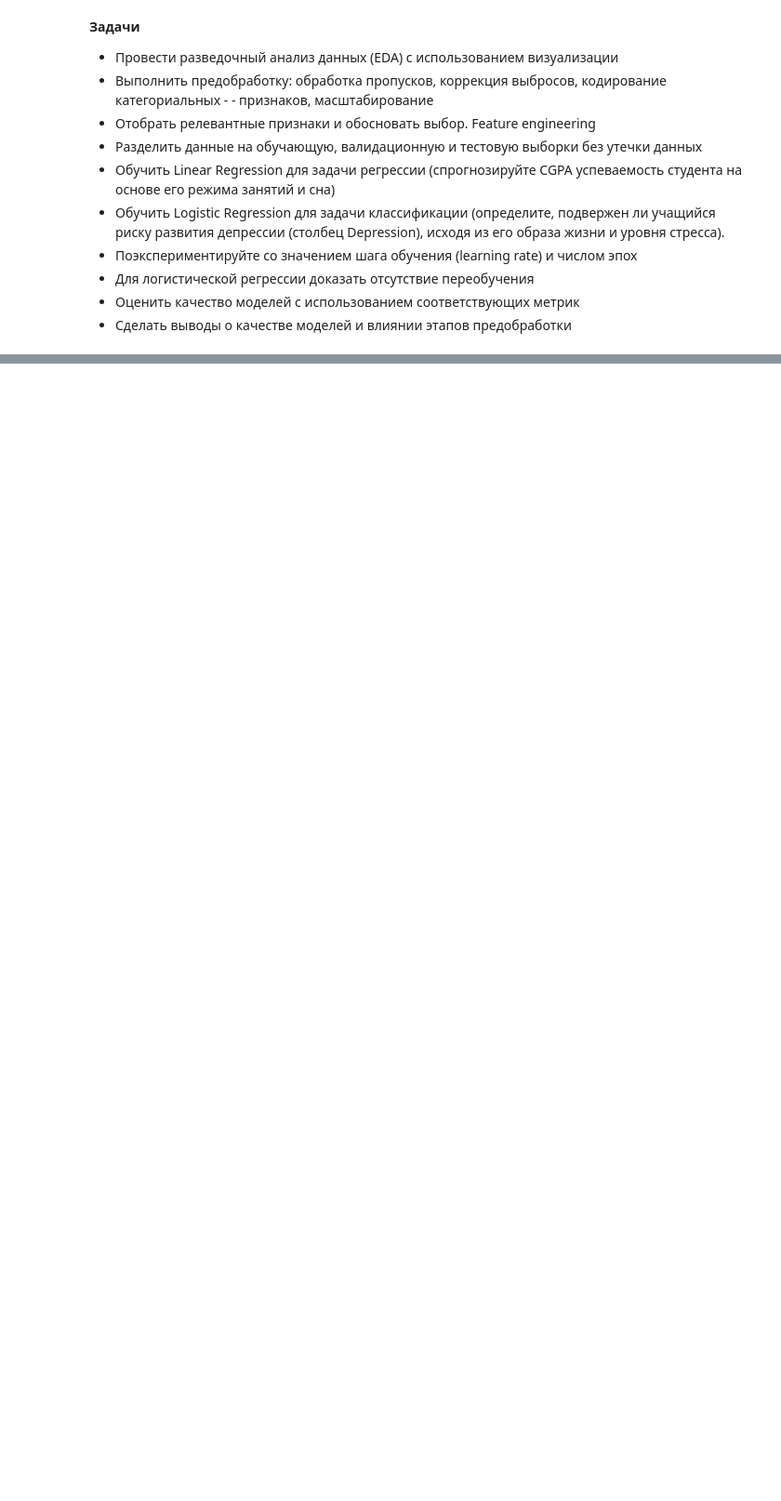
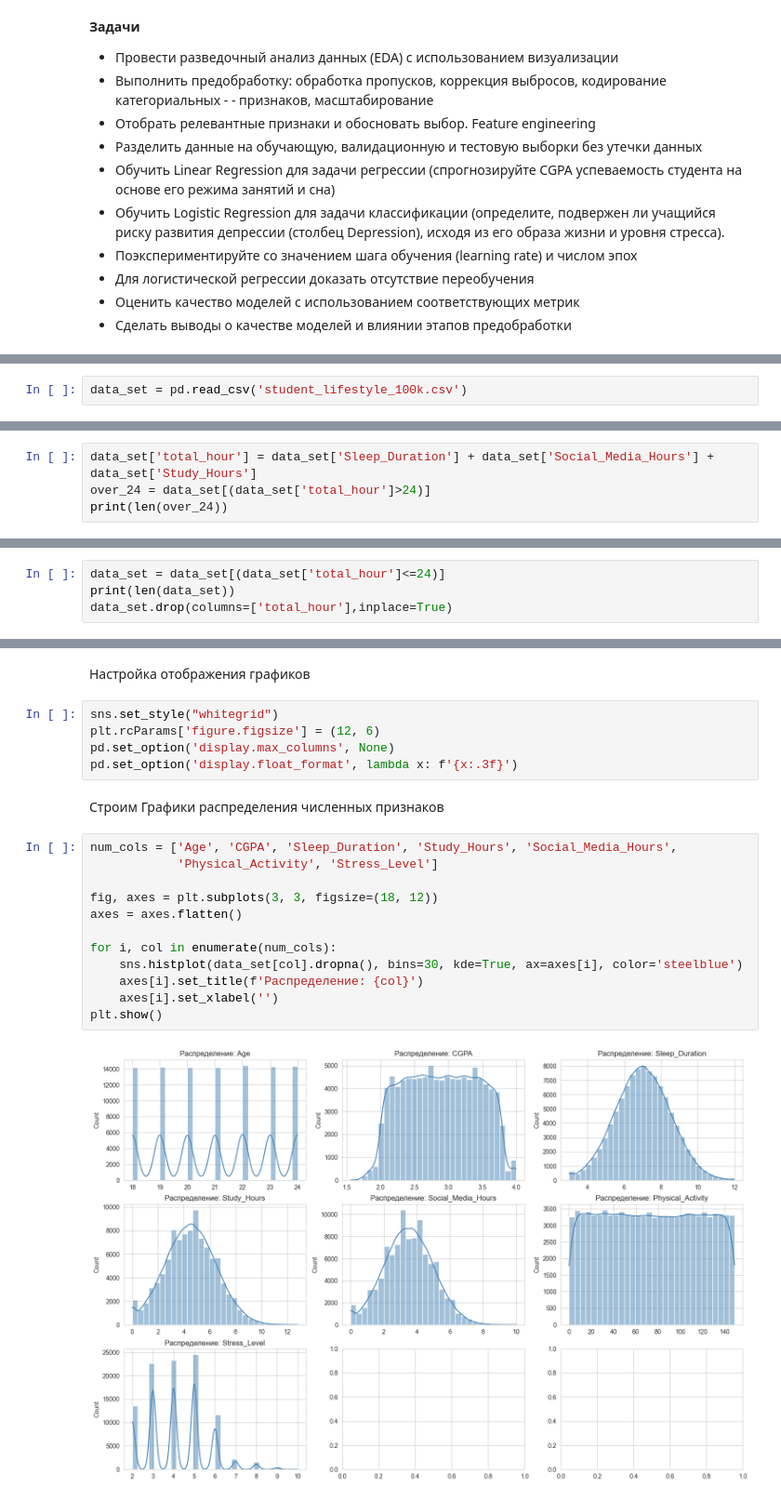
Before and after one commit to ebelehov19-debug/Labs_FP, a Jupyter notebook: Labs.ipynb, the cells around one changed output, grey strips where cells are left out. Shown at 93% size. Saved outputs shown, nothing was run; the diff lists cells and outputs as text; blank space fills up the shorter version.

Commit message:
Check data

```diff
--- a/Labs.ipynb
+++ b/Labs.ipynb
@@ -16,0 +24,2 @@ print("LOL")
+# %%
+data_set = pd.read_csv('student_lifestyle_100k.csv')
@@ -16,0 +136,4 @@ print("LOL")
+# %%
+data_set['total_hour'] = data_set['Sleep_Duration'] + data_set['Social_Media_Hours'] + data_set['Study_Hours']
+over_24 = data_set[(data_set['total_hour']>24)]
+print(len(over_24))
@@ -16,0 +144,4 @@ print("LOL")
+# %%
+data_set = data_set[(data_set['total_hour']<=24)]
+print(len(data_set))
+data_set.drop(columns=['total_hour'],inplace=True)
@@ -16,0 +152,23 @@ print("LOL")
+# %% [markdown]
+Настройка отображения графиков
+# %%
+sns.set_style("whitegrid")
+plt.rcParams['figure.figsize'] = (12, 6)
+pd.set_option('display.max_columns', None)
+pd.set_option('display.float_format', lambda x: f'{x:.3f}')
+# %% [markdown]
+Строим Графики распределения численных признаков
+# %%
+num_cols = ['Age', 'CGPA', 'Sleep_Duration', 'Study_Hours', 'Social_Media_Hours',
+            'Physical_Activity', 'Stress_Level']
+
+fig, axes = plt.subplots(3, 3, figsize=(18, 12))
+axes = axes.flatten()
+
+for i, col in enumerate(num_cols):
+    sns.histplot(data_set[col].dropna(), bins=30, kde=True, ax=axes[i], color='steelblue')
+    axes[i].set_title(f'Распределение: {col}')
+    axes[i].set_xlabel('')
+plt.show()
+# %% [output]
+[figure, added]
```
Also changed, not shown: parts of 25 cells of this notebook.
